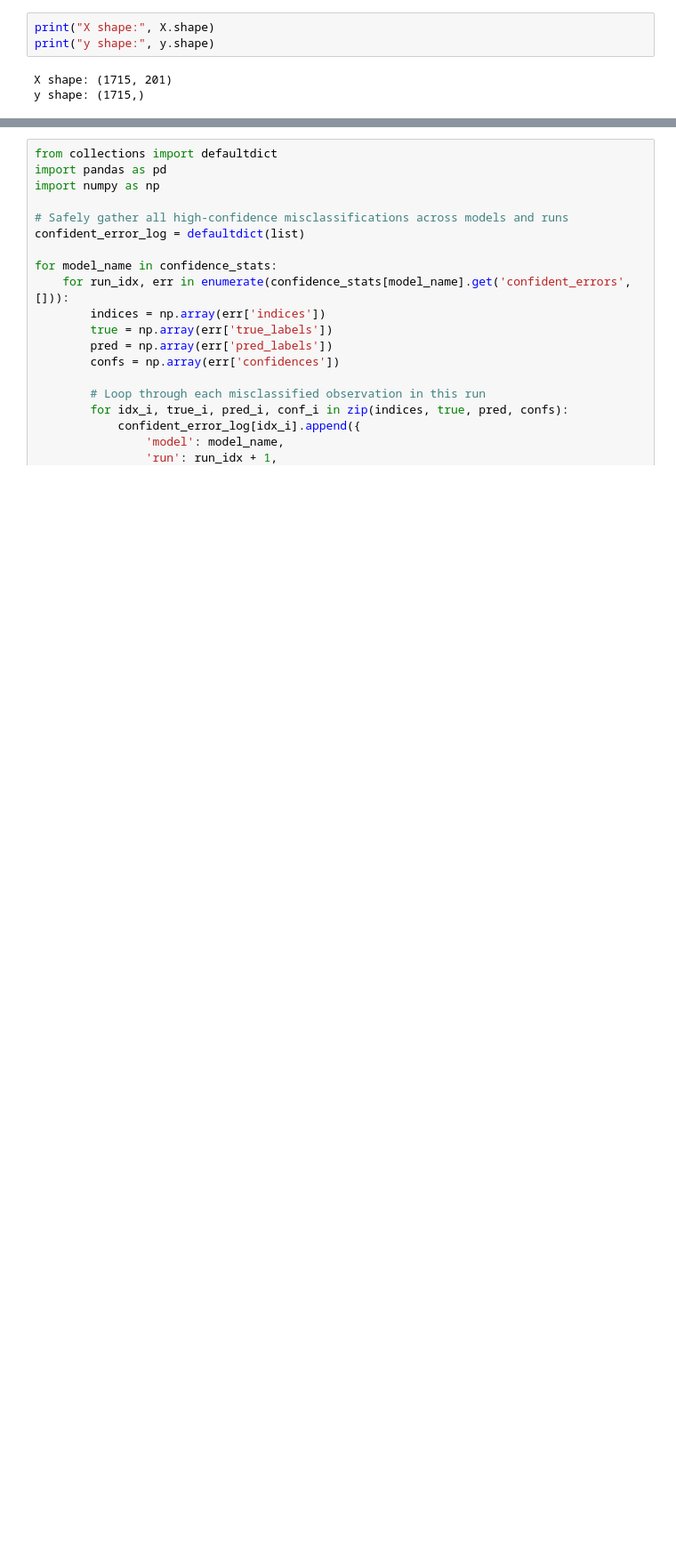
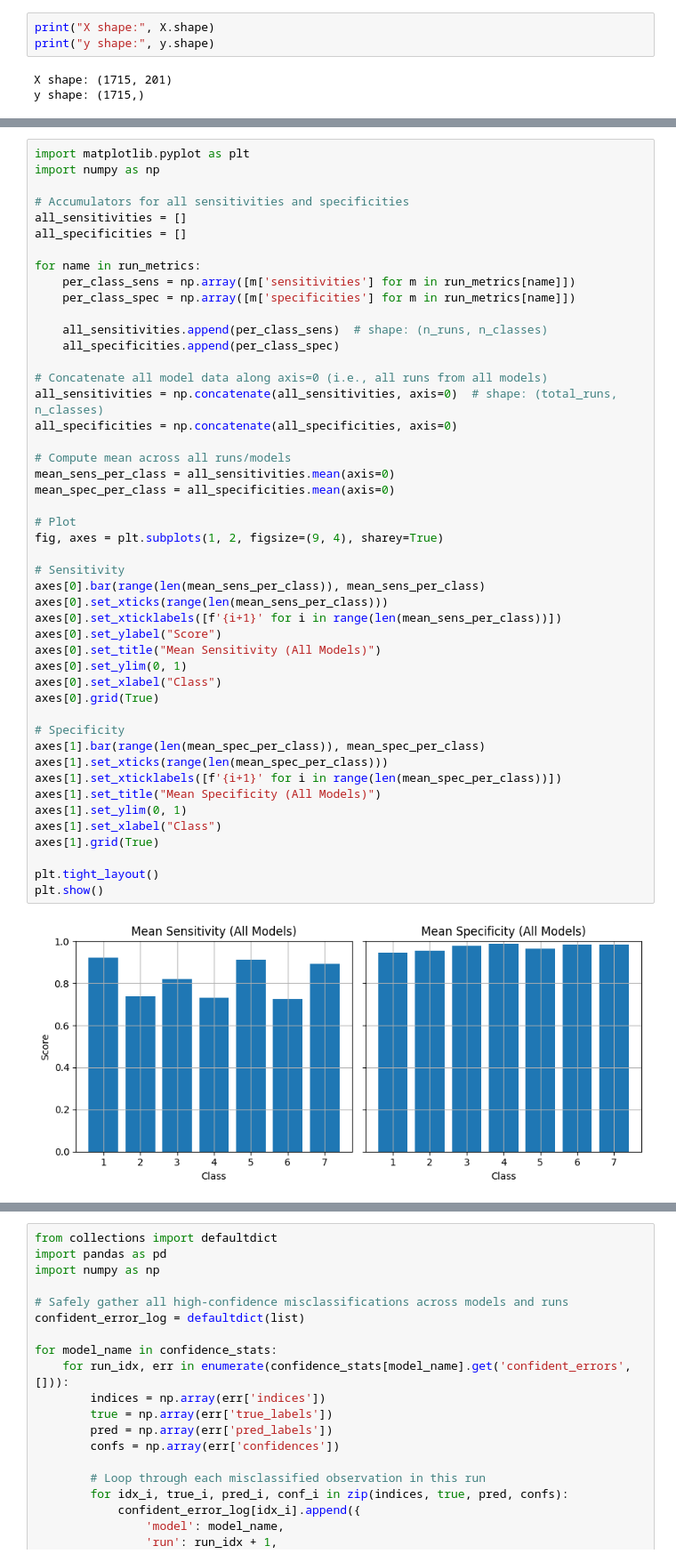
Before and after one commit to MaansGustafsson/Big_Data_EXAM2025, a Jupyter notebook: Exam_2025.ipynb, the cells around one changed output, grey strips where cells are left out. Shown at 89% size. Saved outputs shown, nothing was run; the diff lists cells and outputs as text; blank space fills up the shorter version.

```diff
--- a/Exam_2025.ipynb
+++ b/Exam_2025.ipynb
@@ -224,0 +294,49 @@ MLP: 0.7988
+# %%
+import matplotlib.pyplot as plt
+import numpy as np
+
+# Accumulators for all sensitivities and specificities
+all_sensitivities = []
+all_specificities = []
+
+for name in run_metrics:
+    per_class_sens = np.array([m['sensitivities'] for m in run_metrics[name]])
+    per_class_spec = np.array([m['specificities'] for m in run_metrics[name]])
+
+    all_sensitivities.append(per_class_sens)  # shape: (n_runs, n_classes)
+    all_specificities.append(per_class_spec)
+
+# Concatenate all model data along axis=0 (i.e., all runs from all models)
+all_sensitivities = np.concatenate(all_sensitivities, axis=0)  # shape: (total_runs, n_classes)
+all_specificities = np.concatenate(all_specificities, axis=0)
+
+# Compute mean across all runs/models
+mean_sens_per_class = all_sensitivities.mean(axis=0)
+mean_spec_per_class = all_specificities.mean(axis=0)
+
+# Plot
+fig, axes = plt.subplots(1, 2, figsize=(9, 4), sharey=True)
+
+# Sensitivity
+axes[0].bar(range(len(mean_sens_per_class)), mean_sens_per_class)
+axes[0].set_xticks(range(len(mean_sens_per_class)))
+axes[0].set_xticklabels([f'{i+1}' for i in range(len(mean_sens_per_class))])
+axes[0].set_ylabel("Score")
+axes[0].set_title("Mean Sensitivity (All Models)")
+axes[0].set_ylim(0, 1)
+axes[0].set_xlabel("Class")
+axes[0].grid(True)
+
+# Specificity
+axes[1].bar(range(len(mean_spec_per_class)), mean_spec_per_class)
+axes[1].set_xticks(range(len(mean_spec_per_class)))
+axes[1].set_xticklabels([f'{i+1}' for i in range(len(mean_spec_per_class))])
+axes[1].set_title("Mean Specificity (All Models)")
+axes[1].set_ylim(0, 1)
+axes[1].set_xlabel("Class")
+axes[1].grid(True)
+
+plt.tight_layout()
+plt.show()
+# %% [output]
+[figure, added]
```
Also changed, not shown: parts of 28 cells of this notebook.
